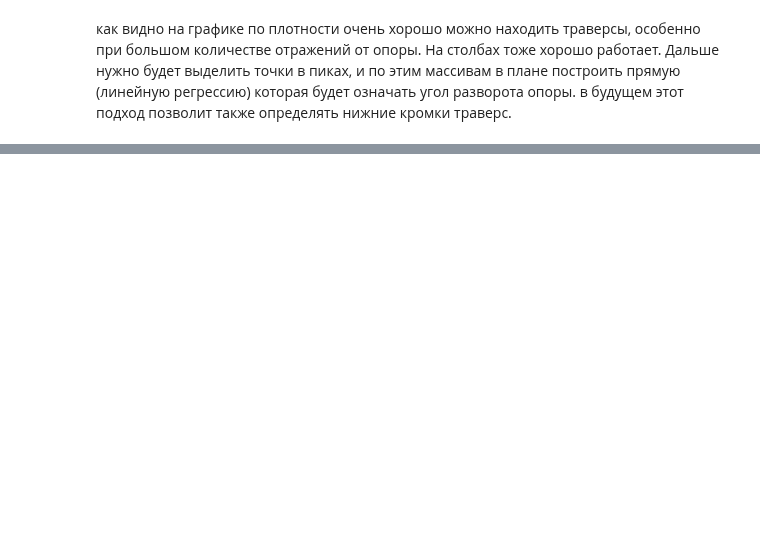
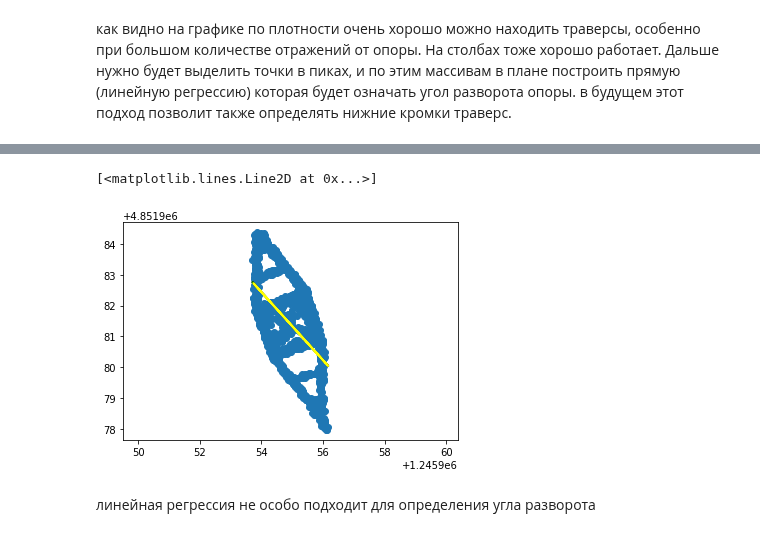
Before and after one commit to pigsel/some_tools, a Jupyter notebook: centrostruct/segmented_structure.ipynb, the cells around one changed output, grey strips where cells are left out. Saved outputs shown, nothing was run; the diff lists cells and outputs as text; code cells hidden in the pictures; blank space fills up the shorter version.

```diff
--- a/centrostruct/segmented_structure.ipynb
+++ b/centrostruct/segmented_structure.ipynb
@@ -157,0 +269,3 @@ print(ma)
+# %%
+n_s_2 = np.delete(n_s_cut, n_s_cut[:,2]<z2, 0)
+n_s_2 = np.delete(n_s_2, n_s_2[:,2]>z3, 0)
@@ -157,0 +275,32 @@ print(ma)
+# %%
+X2 = n_s_2[:,0].reshape(-1, 1)
+y2 = n_s_2[:,1]
+# %%
+X1 = n_s_1[:,0].reshape(-1, 1)
+y1 = n_s_1[:,1]
+# %%
+X = n_s_cut[:,0].reshape(-1, 1)
+y = n_s_cut[:,1]
+# %%
+from sklearn.linear_model import LinearRegression
+slr = LinearRegression()
+slr.fit(X, y)
+y_pred = slr.predict(X)
+slr1 = LinearRegression()
+slr1.fit(X1, y1)
+y_pred2 = slr.predict(X1)
+slr2 = LinearRegression()
+slr2.fit(X2, y2)
+y_pred3 = slr.predict(X2)
+#print('Slope: {:.2f}'.format(slr.coef_[0]))
+#print('Intercept: {:.2f}'.format(slr.intercept_))
+plt.scatter(X, y)
+plt.axis('equal')
+plt.plot(X, slr.predict(X), color='black', linewidth=2)
+plt.plot(X1, slr.predict(X1), color='green', linewidth=2)
+plt.plot(X2, slr.predict(X2), color='yellow', linewidth=2)
+# %% [output]
+[<matplotlib.lines.Line2D at 0x...>]
+[figure, added]
+# %% [markdown]
+линейная регрессия не особо подходит для определения угла разворота
```
Also changed, not shown: parts of 31 cells of this notebook.
